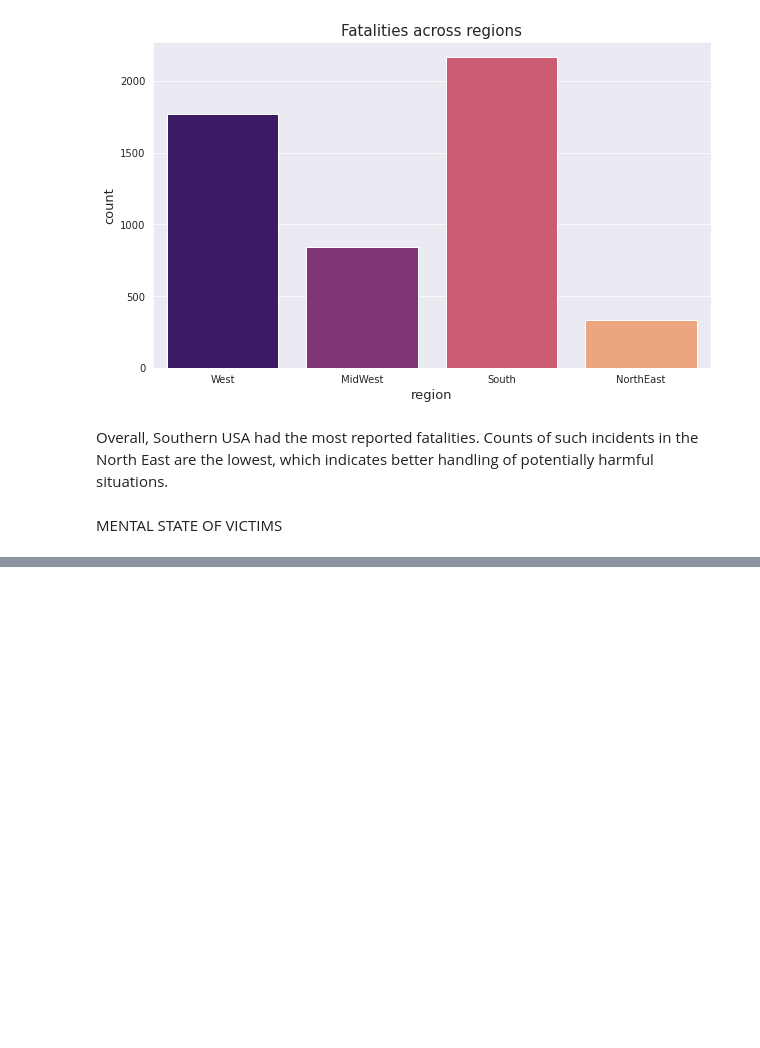
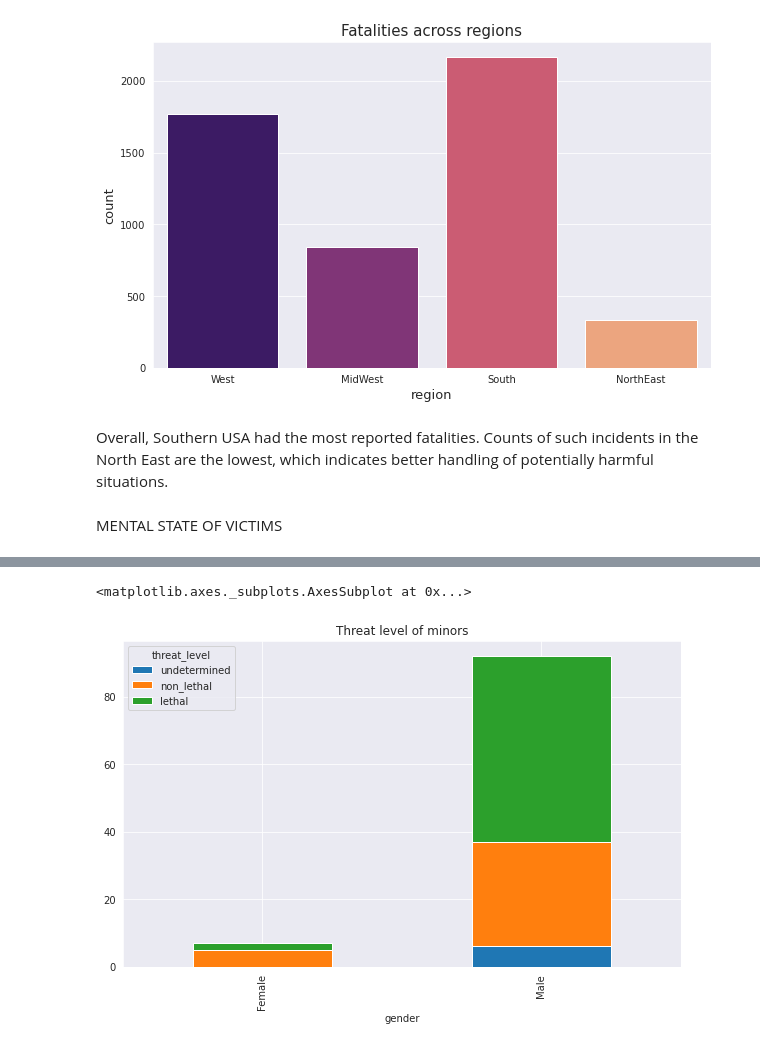
Before and after one commit to dedpool-glitch/USPS, a Jupyter notebook: usps1520.ipynb, the cells around one changed output, grey strips where cells are left out. Cells and saved outputs as stored; diff of their text form; code cells hidden in the pictures; blank space fills up the shorter version.

```diff
--- a/usps1520.ipynb
+++ b/usps1520.ipynb
@@ -462,0 +548,12 @@ Name: threat_level, Length: 303, dtype: int64
+# %%
+#plotting a stacked bar chart to assess threat levels for minors across genders
+data=[['Female','Female','Female','Male','Male','Male'],['lethal','non_lethal','undetermined','lethal','non_lethal','undetermined'],[2,5,0,55,31,6]]
+rows=zip(data[0],data[1],data[2])
+headers=('gender','threat_level','value')
+min_df=pd.DataFrame(rows, columns=headers)
+# %%
+pivot_df = min_df.pivot(index='gender', columns='threat_level', values='value')
+pivot_df.loc[:,['undetermined','non_lethal', 'lethal']].plot.bar(stacked=True,figsize=(10,6),title='Threat level of minors')
+# %% [output]
+<matplotlib.axes._subplots.AxesSubplot at 0x...>
+[figure, added]
```
Also changed, not shown: parts of 28 cells of this notebook.
